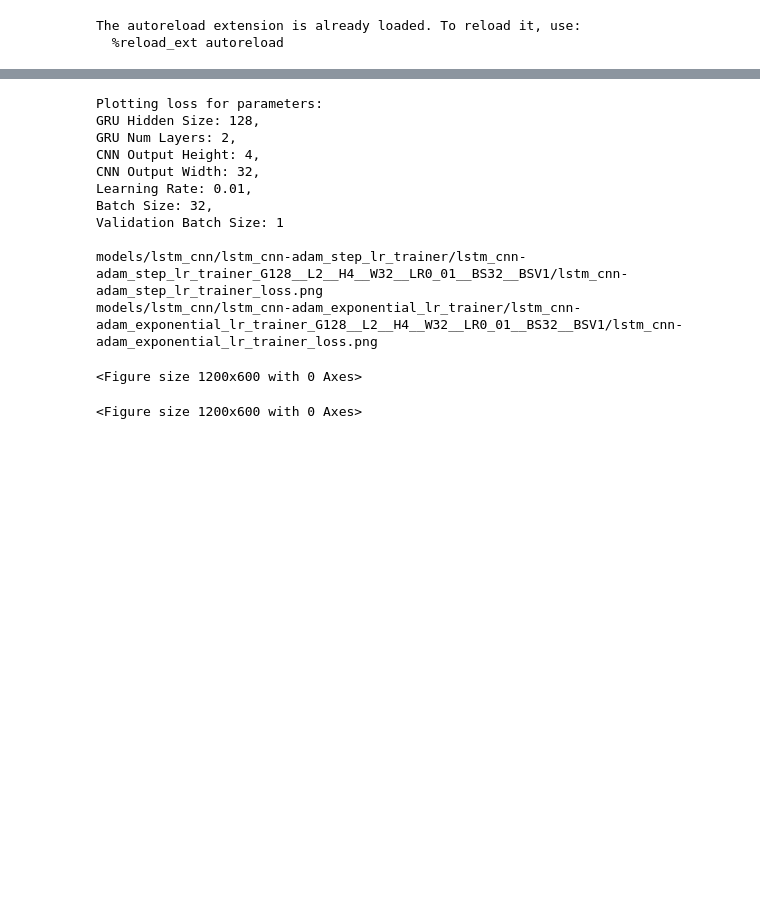
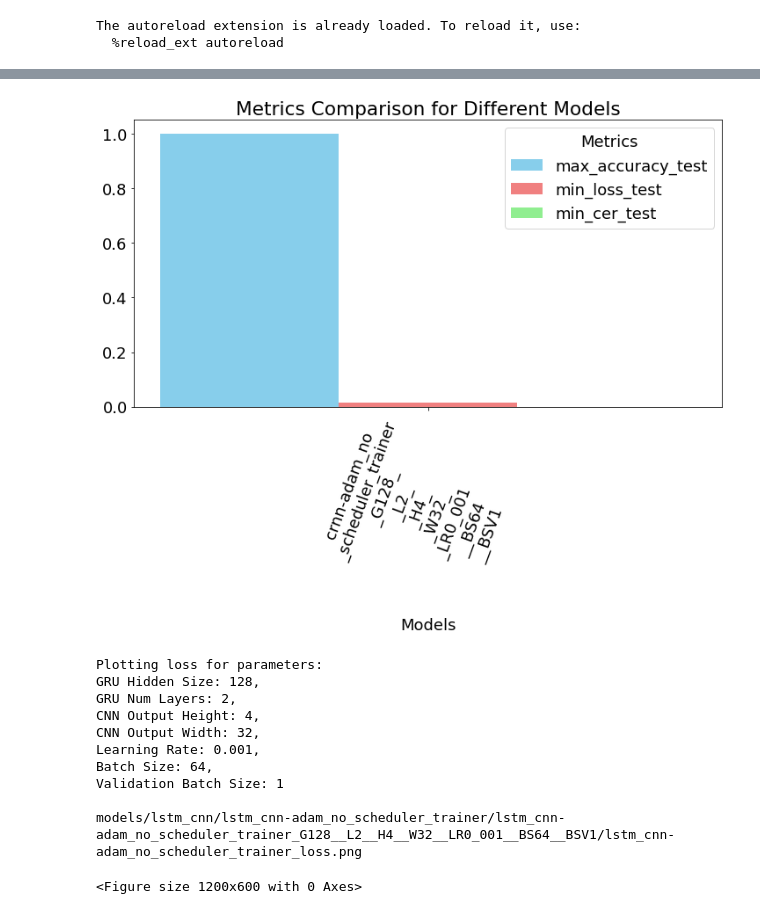
Before and after one commit to Simon-0711/neural_networks_seminar, a Jupyter notebook: benchmarking_emnist/lstm_training.ipynb, the cells around one changed output, grey strips where cells are left out. Drawn from its saved outputs; the diff is of its cells as text; code cells hidden in the pictures; blank space fills up the shorter version.

```diff
--- a/benchmarking_emnist/lstm_training.ipynb
+++ b/benchmarking_emnist/lstm_training.ipynb
@@ -154,3 +181,34 @@ Finished training lstm_cnn-adam_exponential_lr_trainer
+# %%
+import numpy as np
+from utils import split_and_insert_newline_list
+import matplotlib.pyplot as plt
+# Extract metric names and values for each model
+model_names = list(best_model_scores.keys())
+metric_names = list(best_model_scores[model_names[0]].keys())
+
+# Create a list of colors for each metric
+colors = ['skyblue', 'lightcoral', 'lightgreen']
+
+# Set the width of each bar
+bar_width = 0.2
+
+# Create a position array for the bars
+positions = np.arange(len(model_names))
+
+# Create a grouped bar plot for all metrics
+plt.figure(figsize=(12, 6))
+
+for i, metric in enumerate(metric_names):
+    metric_scores = [best_model_scores[model][metric] for model in model_names]
+    plt.bar(positions + i * bar_width, metric_scores, bar_width, label=metric, color=colors[i])
+
+plt.xlabel('Models')
+plt.xticks(positions + (len(metric_names) - 1) * bar_width / 2, split_and_insert_newline_list(model_names), rotation=70)
+plt.legend(loc='best', title='Metrics')
+plt.title('Metrics Comparison for Different Models')
+plt.show()
+# %% [output]
+[figure, added]
 # %%
 for param_combination in param_combinations:
 
@@ -179,26 +237,23 @@ for param_combination in param_combinations:
         base_path = f'models/{main_model_name}/{model_name}/{model_name}_{abbreviation}/'
         model_path = base_path + "model.pth"
 
-        model = model.to("cpu")
+        model = model.to("mps")
         model.load_state_dict(torch.load(model_path))
 
         # Plot the trained model
         plot_loss(model_name=model_name, train_loss_per_epoch=trainer.epoch_train_cers, val_loss_per_epoch=trainer.epoch_val_cers, figure_evaluation_dir=base_path)
-    break
 # %% [output]
 Plotting loss for parameters:
 GRU Hidden Size: 128,
 GRU Num Layers: 2,
 CNN Output Height: 4,
 CNN Output Width: 32,
-Learning Rate: 0.01,
-Batch Size: 32,
+Learning Rate: 0.001,
+Batch Size: 64,
 Validation Batch Size: 1
 
-models/lstm_cnn/lstm_cnn-adam_step_lr_trainer/lstm_cnn-adam_step_lr_trainer_G128__L2__H4__W32__LR0_01__BS32__BSV1/lstm_cnn-adam_step_lr_trainer_loss.png
-models/lstm_cnn/lstm_cnn-adam_exponential_lr_trainer/lstm_cnn-adam_exponential_lr_trainer_G128__L2__H4__W32__LR0_01__BS32__BSV1/lstm_cnn-adam_exponential_lr_trainer_loss.png
+models/lstm_cnn/lstm_cnn-adam_no_scheduler_trainer/lstm_cnn-adam_no_scheduler_trainer_G128__L2__H4__W32__LR0_001__BS64__BSV1/lstm_cnn-adam_no_scheduler_trainer_loss.png
 <Figure size 1200x600 with 0 Axes>
-<Figure size 1200x600 with 0 Axes>
 # %%
 for param_combination in param_combinations:
 
```
Also changed, not shown: parts of 5 cells of this notebook, 10 other files.
